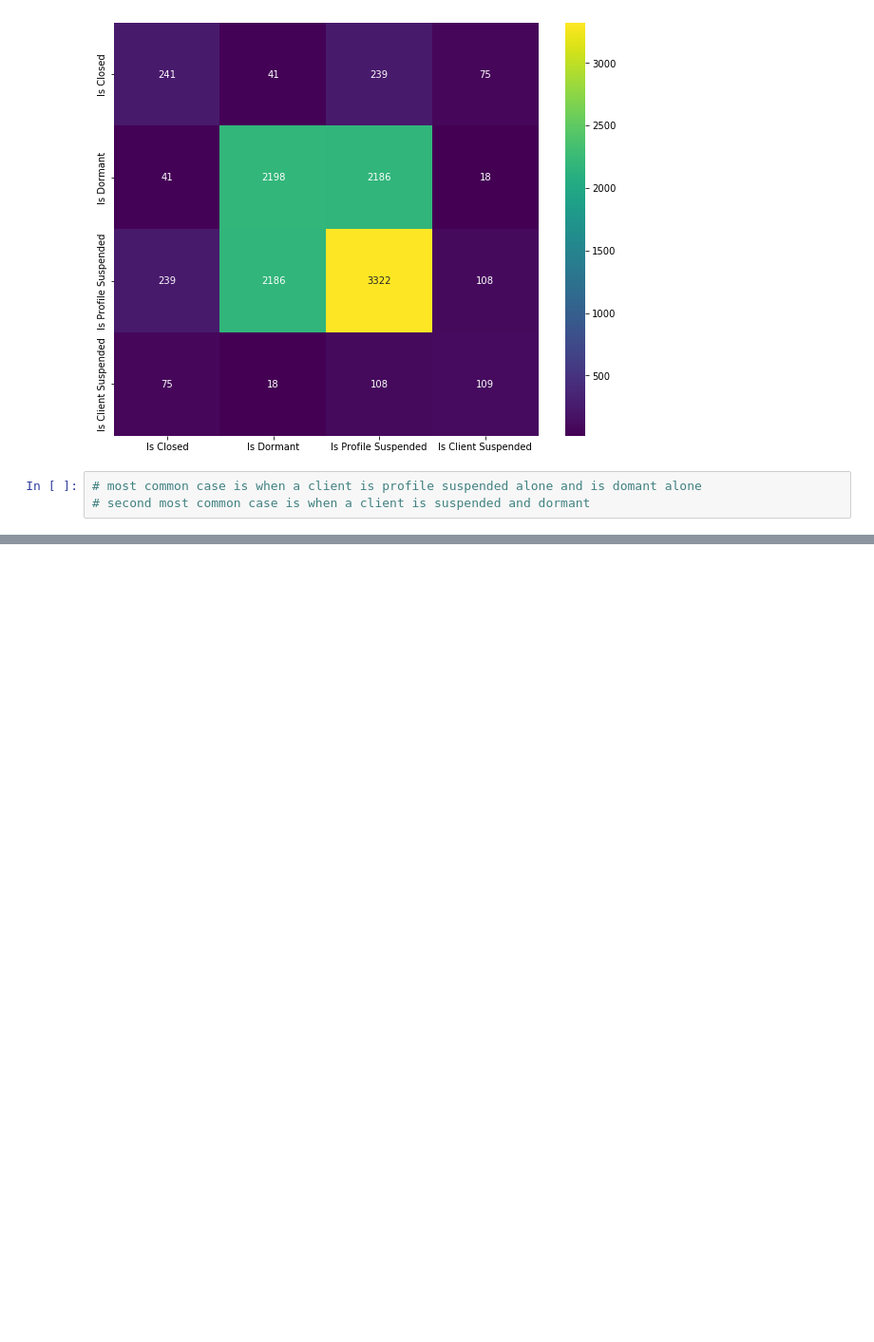
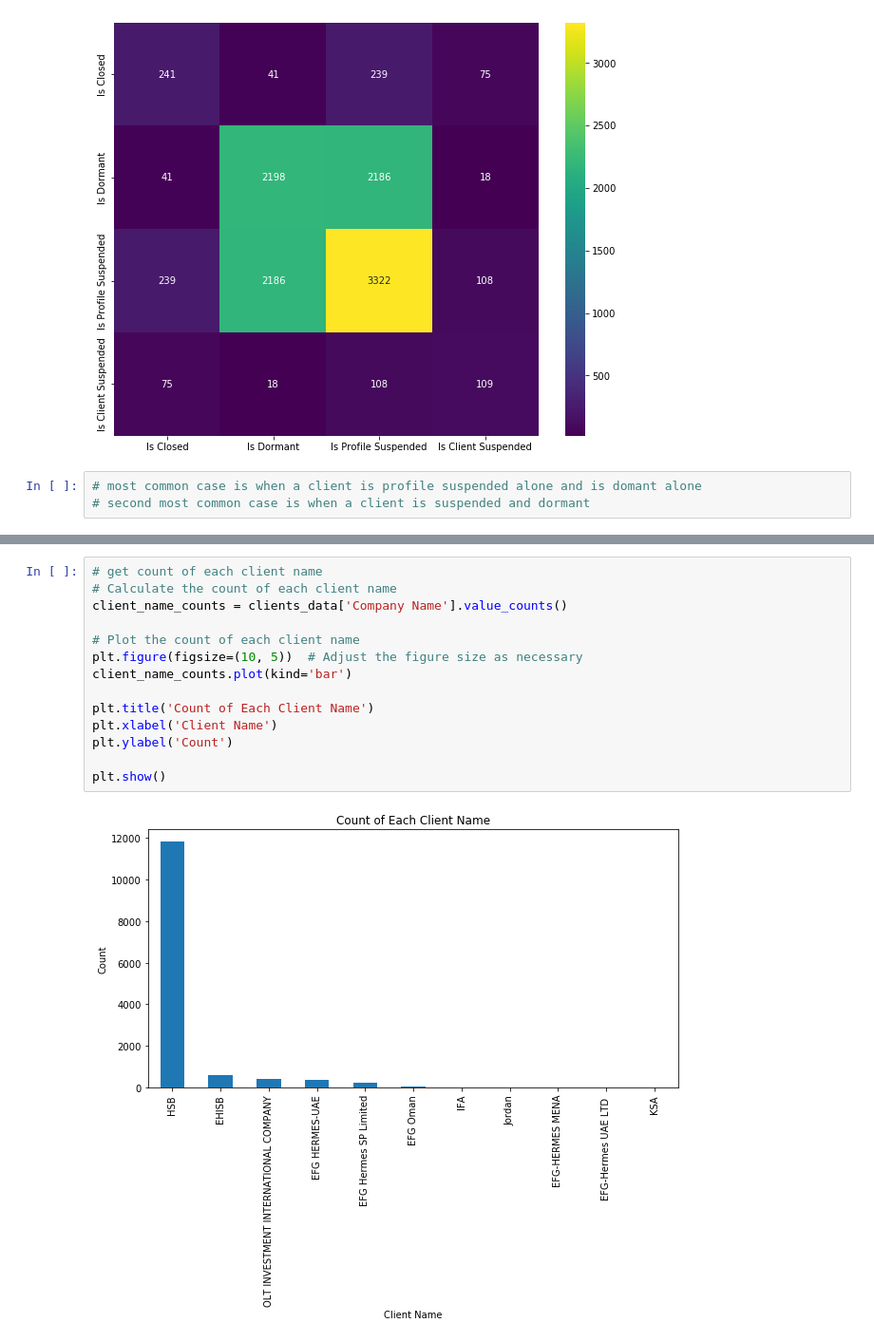
Before and after one commit to omar-sheta/datalytics, a Jupyter notebook: analysis.ipynb, the cells around one changed output, grey strips where cells are left out. Shown: that part at 95% size. Drawn from its saved outputs; the diff is of its cells as text; blank space fills up the shorter version.

Commit message:
names distribution

```diff
--- a/analysis.ipynb
+++ b/analysis.ipynb
@@ -202,0 +231,16 @@ plt.show()
+# %%
+# get count of each client name
+# Calculate the count of each client name
+client_name_counts = clients_data['Company Name'].value_counts()
+
+# Plot the count of each client name
+plt.figure(figsize=(10, 5))  # Adjust the figure size as necessary
+client_name_counts.plot(kind='bar')
+
+plt.title('Count of Each Client Name')
+plt.xlabel('Client Name')
+plt.ylabel('Count')
+
+plt.show()
+# %% [output]
+[figure, added]
```
Also changed, not shown: parts of 1 cell of this notebook.
